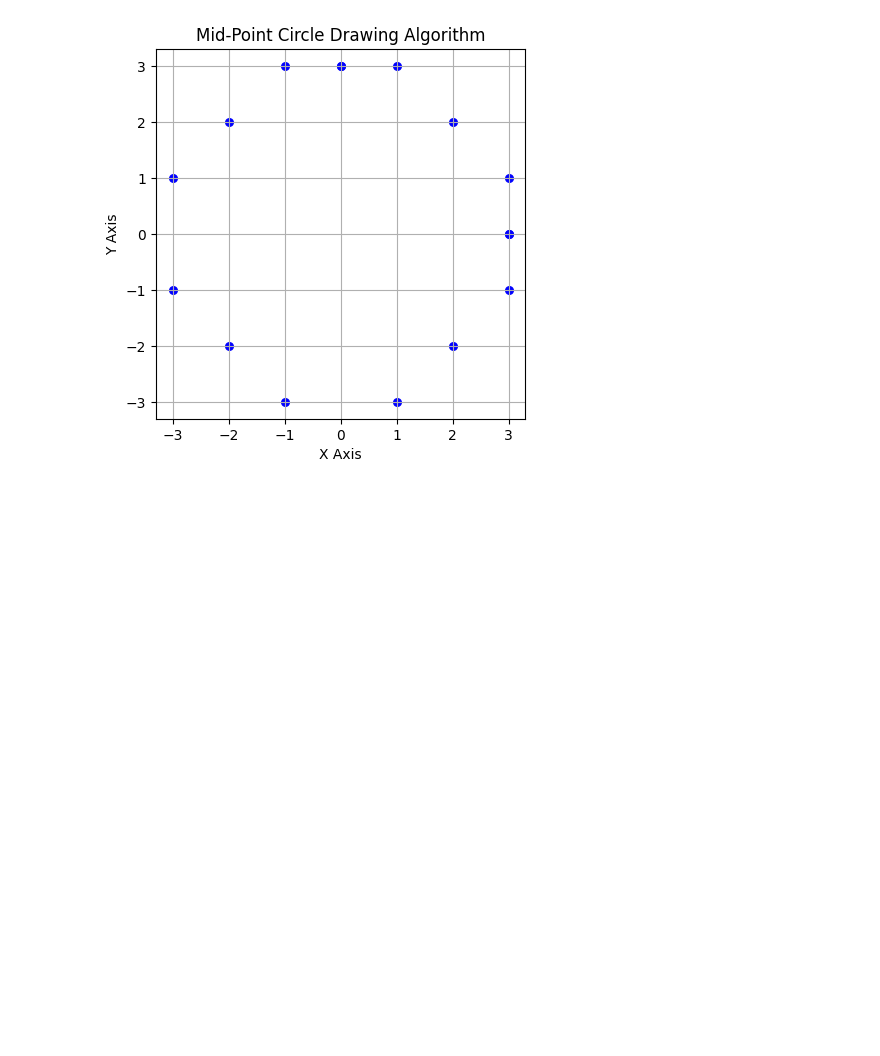
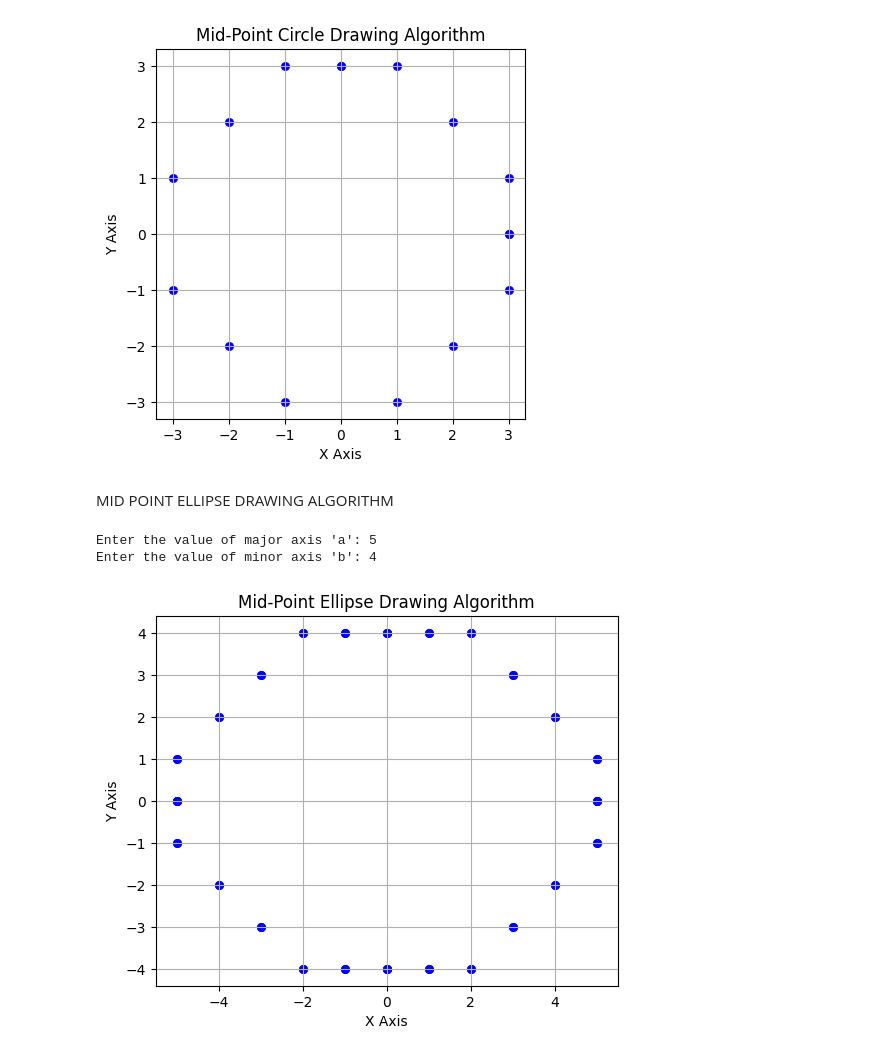
Before and after one commit to Aryann15/Graphics-assignments, a Jupyter notebook: GRAPHICS.ipynb, the cells around one changed output. Drawn from its saved outputs; the diff is of its cells as text; code cells hidden in the pictures; blank space fills up the shorter version.

Commit message:
mid point ellipse

```diff
--- a/GRAPHICS.ipynb
+++ b/GRAPHICS.ipynb
@@ -255,3 +255,83 @@ if __name__ == '__main__':
     midPointCircleDraw(0, 0, 3)
 # %% [output]
 [figure]
+# %% [markdown]
+MID POINT ELLIPSE DRAWING ALGORITHM
+# %%
+
+
+
+
+
+
+
+import matplotlib.pyplot as plt
+
+def plot_points(x, y, x_centre, y_centre, x_coordinates, y_coordinates):
+    # Plot points in all four quadrants
+    plt.scatter(x + x_centre, y + y_centre, marker='o', s=30, c='b')
+    plt.scatter(-x + x_centre, y + y_centre, marker='o', s=30, c='b')
+    plt.scatter(x + x_centre, -y + y_centre, marker='o', s=30, c='b')
+    plt.scatter(-x + x_centre, -y + y_centre, marker='o', s=30, c='b')
+
+    # Append coordinates to lists
+    x_coordinates.extend([x + x_centre, -x + x_centre, x + x_centre, -x + x_centre])
+    y_coordinates.extend([y + y_centre, y + y_centre, -y + y_centre, -y + y_centre])
+
+def midPointEllipseDraw(x_centre, y_centre, a, b):
+    x = 0
+    y = b
+
+    # Initialize lists to store the x and y coordinates
+    x_coordinates = []
+    y_coordinates = []
+
+    # Region 1
+    d1 = (b * b) - (a * a * b) + (0.25 * a * a)
+    dx = 2 * b * b * x
+    dy = 2 * a * a * y
+
+    while dx < dy:
+        plot_points(x, y, x_centre, y_centre, x_coordinates, y_coordinates)
+        x += 1
+        dx += (2 * b * b)
+        if d1 < 0:
+            d1 += dx + (b * b)
+        else:
+            y -= 1
+            dy -= (2 * a * a)
+            d1 += dx + (b * b) - dy
+
+    # Region 2
+    d2 = ((b * b) * ((x + 0.5) * (x + 0.5))) + ((a * a) * ((y - 1) * (y - 1))) - (a * a * b * b)
+
+    while y >= 0:
+        plot_points(x, y, x_centre, y_centre, x_coordinates, y_coordinates)
+        y -= 1
+        dy -= (2 * a * a)
+        if d2 > 0:
+            d2 += (a * a) - dy
+        else:
+            x += 1
+            dx += (2 * b * b)
+            d2 += (a * a) - dy + dx
+
+    # Create a scatter plot with dots for the coordinates
+    plt.scatter(x_coordinates, y_coordinates, marker='o', s=30, c='b')
+    plt.grid(True)
+    plt.title("Mid-Point Ellipse Drawing Algorithm")
+    plt.xlabel("X Axis")
+    plt.ylabel("Y Axis")
+    plt.gca().set_aspect('equal', adjustable='box')
+    plt.show()
+
+# Driver Code
+if __name__ == '__main__':
+    # To draw an ellipse with major axis 'a' and minor axis 'b' centered at (0, 0)
+    a = int(input("Enter the value of major axis 'a': "))
+    b = int(input("Enter the value of minor axis 'b': "))
+    midPointEllipseDraw(0, 0, a, b)
+# %% [output]
+Enter the value of major axis 'a': 5
+Enter the value of minor axis 'b': 4
+[figure, added]
```
